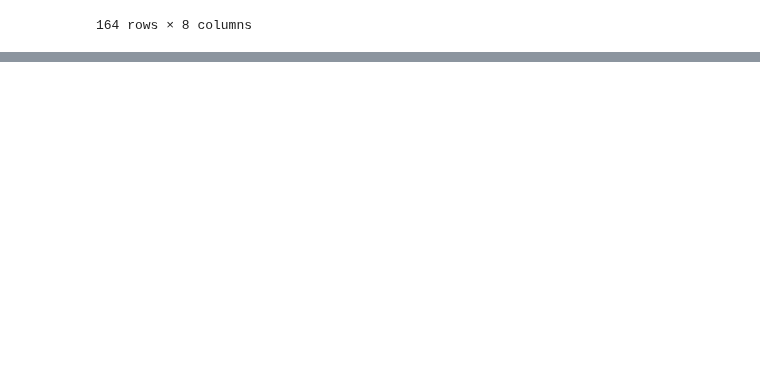
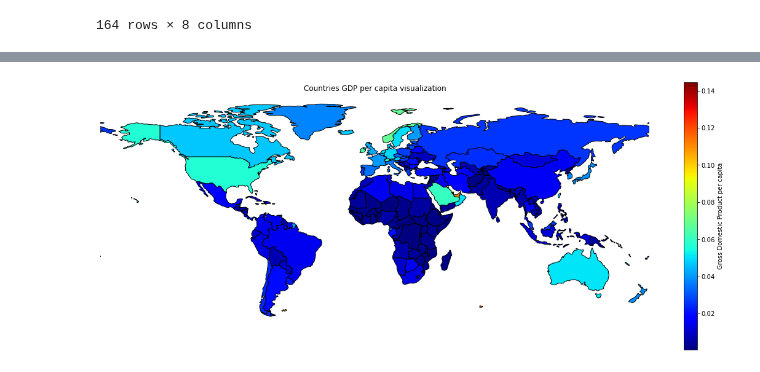
Before and after one commit to mijapa/GDELT, a Jupyter notebook: Clusters_map.ipynb, the cells around one changed output, grey strips where cells are left out. Saved outputs shown, nothing was run; the diff lists cells and outputs as text; code cells hidden in the pictures; blank space fills up the shorter version.

```diff
--- a/Clusters_map.ipynb
+++ b/Clusters_map.ipynb
@@ -77,0 +87,11 @@ g.figure.set_size_inches(20,8)
+# %%
+world['gdp_per_cap'] = world.gdp_md_est / world.pop_est
+
+g = geoplot.choropleth(
+    world, hue=world.gdp_per_cap, figsize=(8, 4), legend=True, cmap='jet',
+    legend_kwargs={'label': "Gross Domestic Product per capita"}
+)
+g.set_title("Countries GDP per capita visualization")
+g.figure.set_size_inches(20,8)
+# %% [output]
+[figure, added]
```
Also changed, not shown: parts of 2 cells of this notebook.
